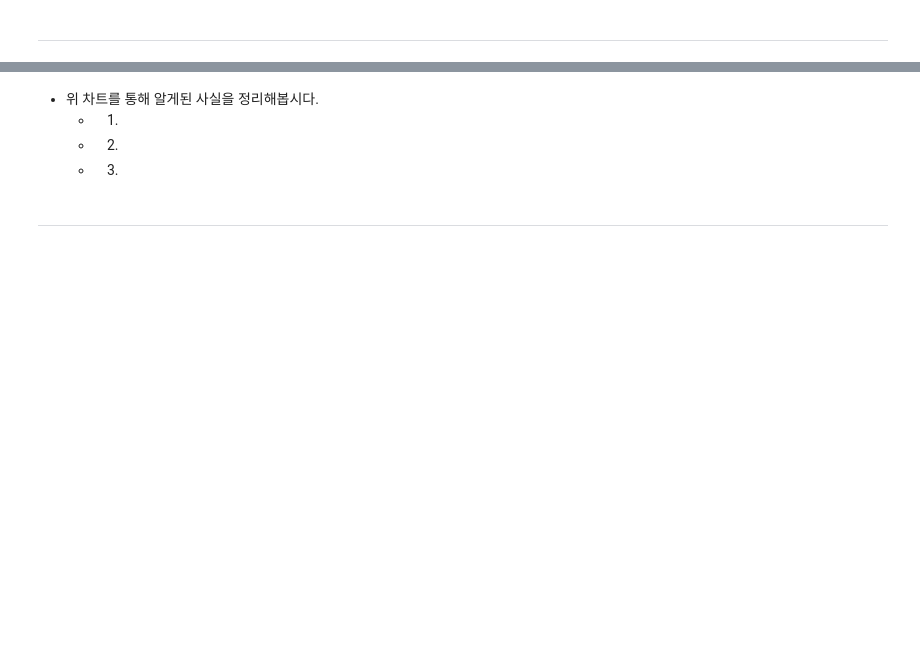
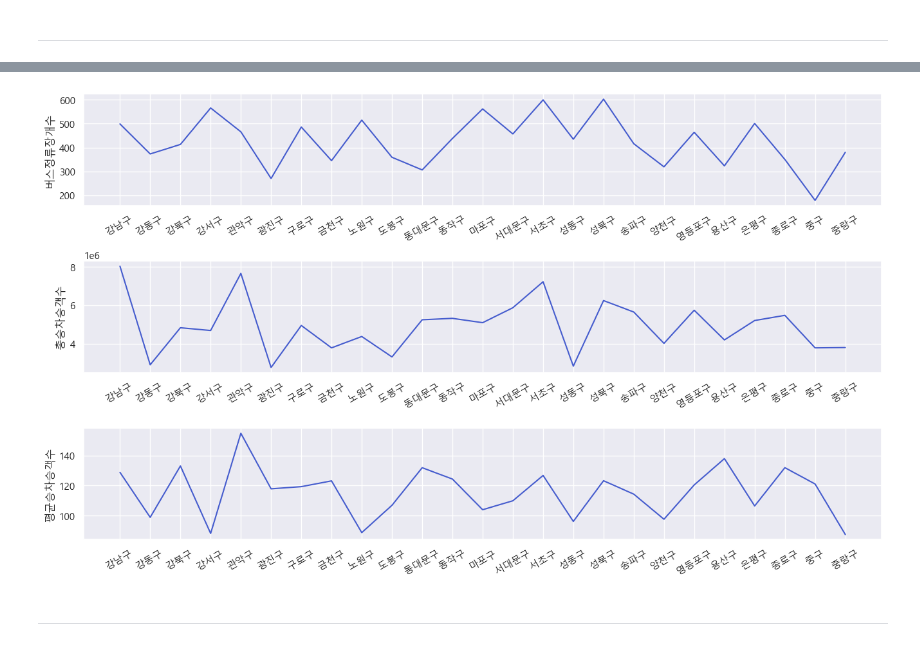
Before and after one commit to cosmos17/AIVLE_MiniProj_1, a Jupyter notebook: mini1-1/1. 데이터 불러오기 및 분석(EDA)_1차_버스정류장데이터.ipynb, the cells around one changed output, grey strips where cells are left out. Saved outputs shown, nothing was run; the diff lists cells and outputs as text; code cells hidden in the pictures; blank space fills up the shorter version.

```diff
--- a/mini1-1/1. 데이터 불러오기 및 분석(EDA)_1차_버스정류장데이터.ipynb
+++ b/mini1-1/1. 데이터 불러오기 및 분석(EDA)_1차_버스정류장데이터.ipynb
@@ -152,4 +228,3 @@ bus_23['버스정류장ARS번호'].nunique()
 # %%
-# 서울의 버스 정류장 데이터만 포함하고 있는 csv 파일 입니다 (서울 공공데이터 포탈)
-# https://data.seoul.go.kr/dataList/OA-15067/S/1/datasetView.do
-seoul_bus_st = pd.read_csv('1.1 bus_station.csv')
+seoul_bus_st = pd.read_excel('./data/(2) 서울시버스정류소위치정보(20230613).xlsx')
+seoul_bus_st.head(2)
@@ -255,27 +463,24 @@ import scipy.stats as spst
 # %%
 plt.figure(figsize=(16,9))
 plt.subplots_adjust(hspace=0.5)
 
 plt.subplot(3,1,1)
-plt.plot('구이름', '버스정류장개수', data = seoulbus_stations)
+plt.plot('지역구', '정류장수', data=local_bus)
 plt.xticks(rotation=30)
 plt.ylabel('버스정류장개수')
 
 plt.subplot(3,1,2)
-plt.plot('구이름', '승차총승객수', data = seoulbus_stations)
+plt.plot('지역구', '총승차승객수', data=local_bus)
 plt.xticks(rotation=30)
-plt.ylabel('승차총승객수')
+plt.ylabel('총승차승객수')
 
 plt.subplot(3,1,3)
-plt.plot('구이름', '승차평균승객수', data = seoulbus_stations)
+plt.plot('지역구', '평균승차승객수', data=local_bus)
 plt.xticks(rotation=30)
-plt.ylabel('승차평균승객수')
+plt.ylabel('평균승차승객수')
 
 plt.show()
+# %% [output]
+[figure, added]
-# %% [markdown]
-* 위 차트를 통해 알게된 사실을 정리해봅시다.
-    * 1.
-    * 2.
-    * 3.
 # %% [markdown]
 ---
```
Also changed, not shown: parts of 63 cells of this notebook, 3 other files.
